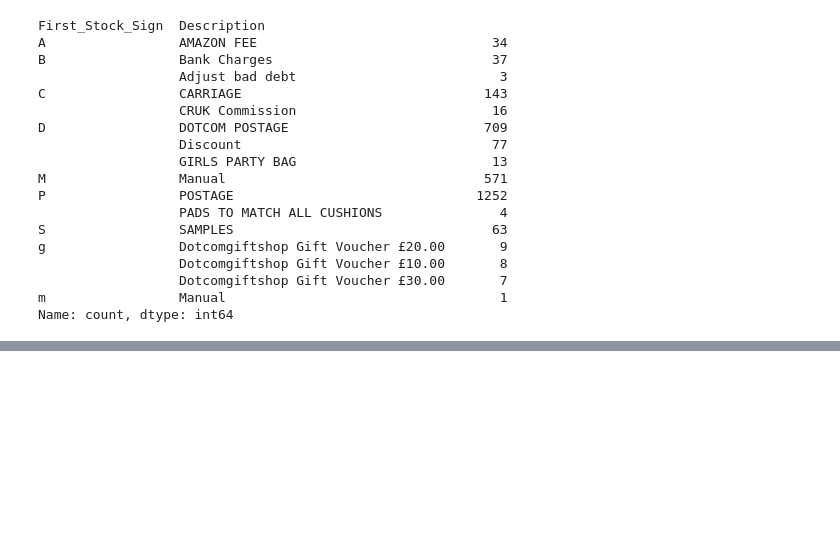
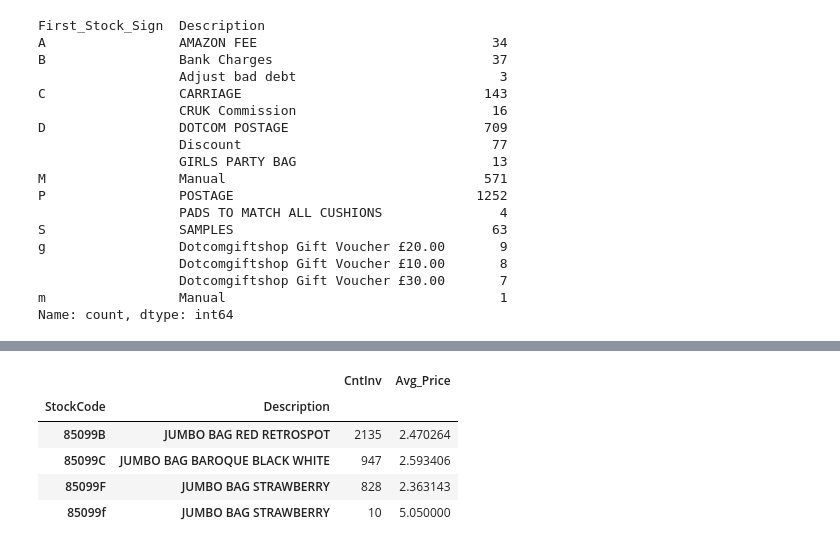
Before and after one commit to paulinaromanczuk/BD_AWDP_S1, a Jupyter notebook: online_retail_EDA.ipynb, the cells around one changed output, grey strips where cells are left out. Saved outputs shown, nothing was run; the diff lists cells and outputs as text; code cells hidden in the pictures; blank space fills up the shorter version.

```diff
--- a/online_retail_EDA.ipynb
+++ b/online_retail_EDA.ipynb
@@ -421,0 +445,9 @@ Name: count, dtype: int64
+# %%
+df.query('StockCode_Base == "85099" or StockCode == "85099"').groupby(['StockCode', 'Description']).agg(CntInv = ('InvoiceNo', 'nunique'), Avg_Price = ('UnitPrice', 'mean'))
+# %% [output]
+|  |  | CntInv | Avg_Price |
+| StockCode | Description |  |  |
+| 85099B | JUMBO BAG RED RETROSPOT | 2135 | 2.470264 |
+| 85099C | JUMBO BAG BAROQUE BLACK WHITE | 947 | 2.593406 |
+| 85099F | JUMBO BAG STRAWBERRY | 828 | 2.363143 |
+| 85099f | JUMBO BAG STRAWBERRY | 10 | 5.050000 |
```
Also changed, not shown: parts of 10 cells of this notebook.
